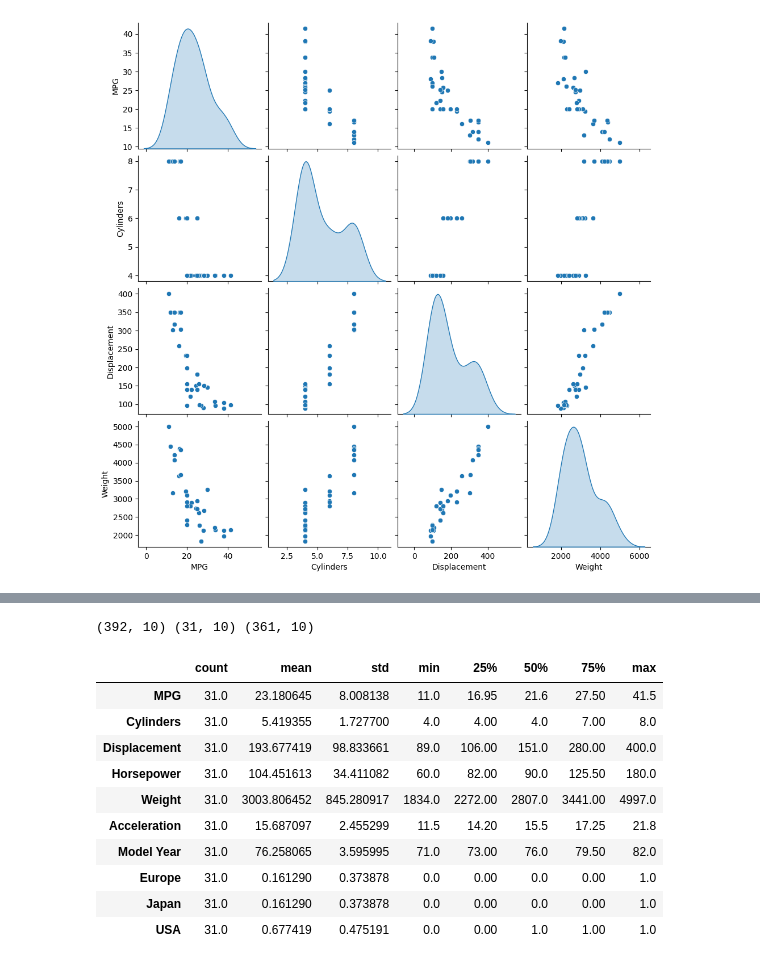
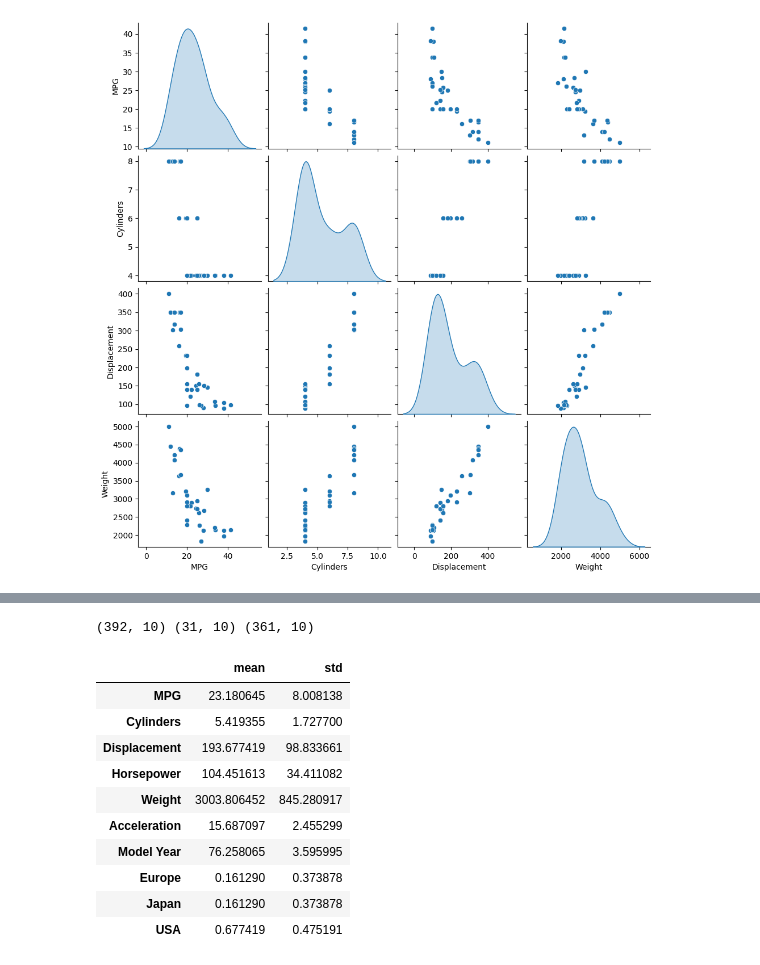
Before and after one commit to Limon-7/deep-learning-libray, a Jupyter notebook: TensorFlow/3-linear-regression-Predict-fuel-efficiency.ipynb, the cells around one changed output, grey strips where cells are left out. Cells and saved outputs as stored; diff of their text form; code cells hidden in the pictures.

```diff
--- a/TensorFlow/3-linear-regression-Predict-fuel-efficiency.ipynb
+++ b/TensorFlow/3-linear-regression-Predict-fuel-efficiency.ipynb
@@ -97,17 +121,17 @@ sns.pairplot(train_dataset[['MPG', 'Cylinders', 'Displacement', 'Weight']], diag
 # %%
 print(dataset.shape, train_dataset.shape, test_dataset.shape)
-train_dataset.describe().transpose()
+train_dataset.describe().transpose()[['mean','std']]
 # %% [output]
 (392, 10) (31, 10) (361, 10)
-|  | count | mean | std | min | 25% | 50% | 75% | max |
-| MPG | 31.0 | 23.180645 | 8.008138 | 11.0 | 16.95 | 21.6 | 27.50 | 41.5 |
-| Cylinders | 31.0 | 5.419355 | 1.727700 | 4.0 | 4.00 | 4.0 | 7.00 | 8.0 |
-| Displacement | 31.0 | 193.677419 | 98.833661 | 89.0 | 106.00 | 151.0 | 280.00 | 400.0 |
-| Horsepower | 31.0 | 104.451613 | 34.411082 | 60.0 | 82.00 | 90.0 | 125.50 | 180.0 |
-| Weight | 31.0 | 3003.806452 | 845.280917 | 1834.0 | 2272.00 | 2807.0 | 3441.00 | 4997.0 |
-| Acceleration | 31.0 | 15.687097 | 2.455299 | 11.5 | 14.20 | 15.5 | 17.25 | 21.8 |
-| Model Year | 31.0 | 76.258065 | 3.595995 | 71.0 | 73.00 | 76.0 | 79.50 | 82.0 |
-| Europe | 31.0 | 0.161290 | 0.373878 | 0.0 | 0.00 | 0.0 | 0.00 | 1.0 |
-| Japan | 31.0 | 0.161290 | 0.373878 | 0.0 | 0.00 | 0.0 | 0.00 | 1.0 |
-| USA | 31.0 | 0.677419 | 0.475191 | 0.0 | 0.00 | 1.0 | 1.00 | 1.0 |
+|  | mean | std |
+| MPG | 23.180645 | 8.008138 |
+| Cylinders | 5.419355 | 1.727700 |
+| Displacement | 193.677419 | 98.833661 |
+| Horsepower | 104.451613 | 34.411082 |
+| Weight | 3003.806452 | 845.280917 |
+| Acceleration | 15.687097 | 2.455299 |
+| Model Year | 76.258065 | 3.595995 |
+| Europe | 0.161290 | 0.373878 |
+| Japan | 0.161290 | 0.373878 |
+| USA | 0.677419 | 0.475191 |
 # %% [markdown]
```
Also changed, not shown: parts of 8 cells of this notebook.
